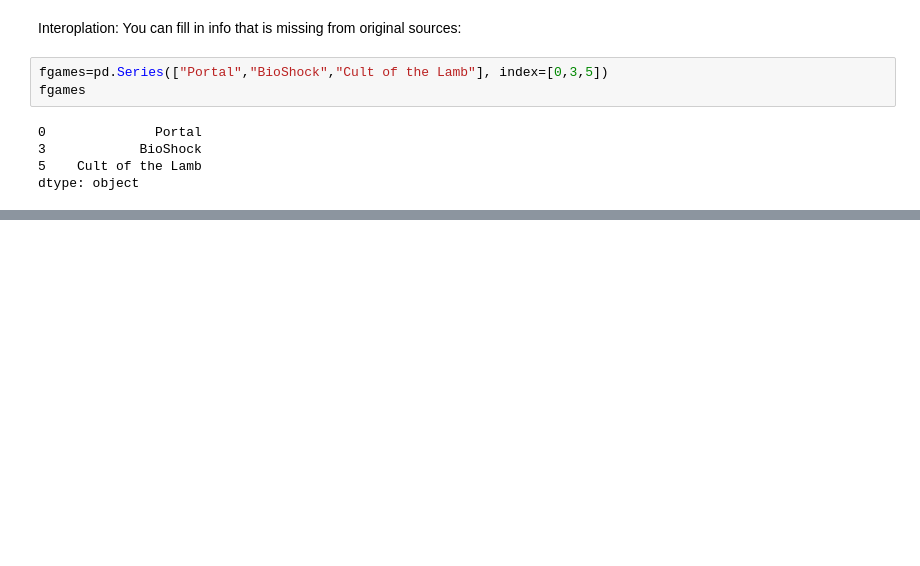
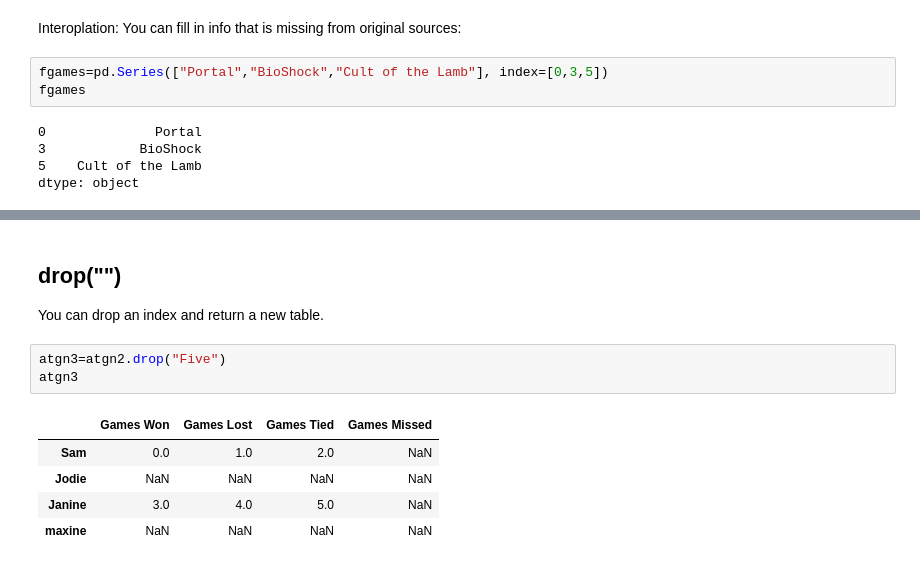
Before and after one commit to EndaFigueroa/DataAnalysisMcKinney-3rd, a Jupyter notebook: Chapter5/Starter.ipynb, the cells around one changed output, grey strips where cells are left out. Saved outputs shown, nothing was run; the diff lists cells and outputs as text; blank space fills up the shorter version.

```diff
--- a/Chapter5/Starter.ipynb
+++ b/Chapter5/Starter.ipynb
@@ -240,0 +339,12 @@ i
+# %% [markdown]
+## drop("")
+You can drop an index and return a new table.
+# %%
+atgn3=atgn2.drop("Five")
+atgn3
+# %% [output]
+|  | Games Won | Games Lost | Games Tied | Games Missed |
+| Sam | 0.0 | 1.0 | 2.0 | NaN |
+| Jodie | NaN | NaN | NaN | NaN |
+| Janine | 3.0 | 4.0 | 5.0 | NaN |
+| maxine | NaN | NaN | NaN | NaN |
```
Also changed, not shown: parts of 34 cells of this notebook, 1 other file.
